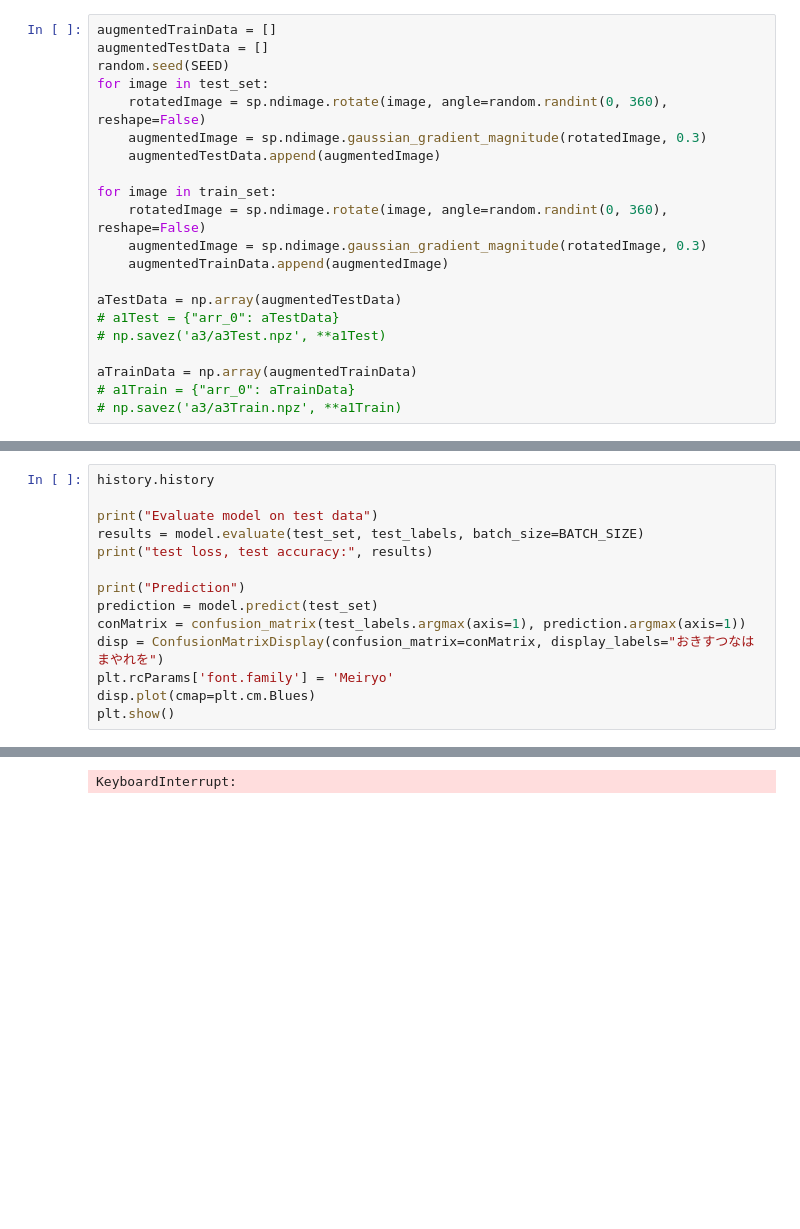
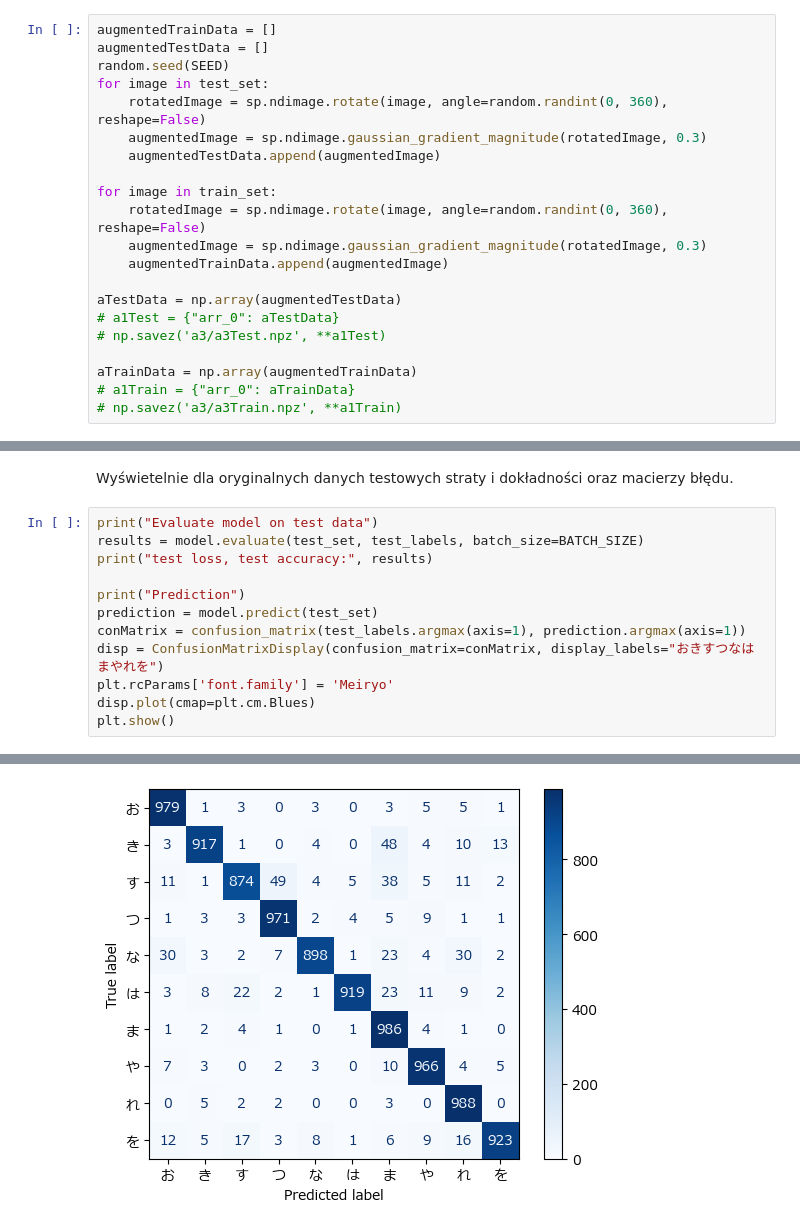
Before and after one commit to GGryg/inteligencja-obliczeniowa, a Jupyter notebook: kuzushiji/kuzushiji.ipynb, the cells around one changed output, grey strips where cells are left out. Drawn from its saved outputs; the diff is of its cells as text; blank space fills up the shorter version.

```diff
--- a/kuzushiji/kuzushiji.ipynb
+++ b/kuzushiji/kuzushiji.ipynb
@@ -137,6 +153,6 @@ plt.show()
+# %% [markdown]
+Wyświetelnie dla oryginalnych danych testowych straty i dokładności oraz macierzy błędu.
 # %%
-history.history
-
 print("Evaluate model on test data")
 results = model.evaluate(test_set, test_labels, batch_size=BATCH_SIZE)
 print("test loss, test accuracy:", results)
@@ -156 +173 @@ Prediction
-KeyboardInterrupt:
+[figure, added]
```
Also changed, not shown: parts of 34 cells of this notebook, 2 other files.
